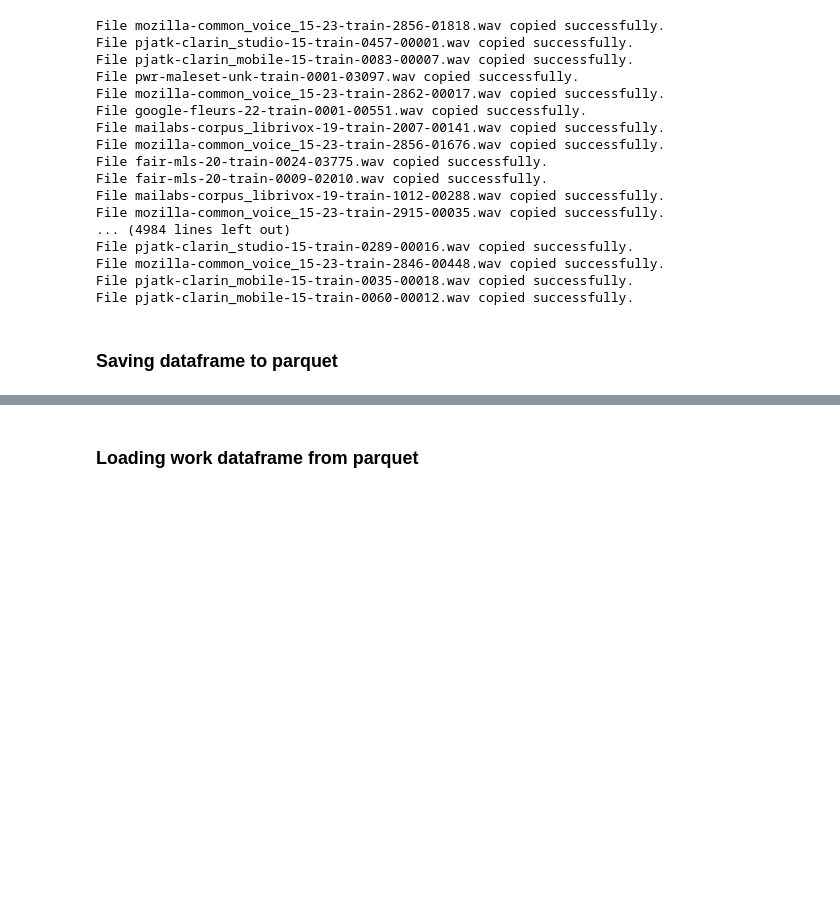
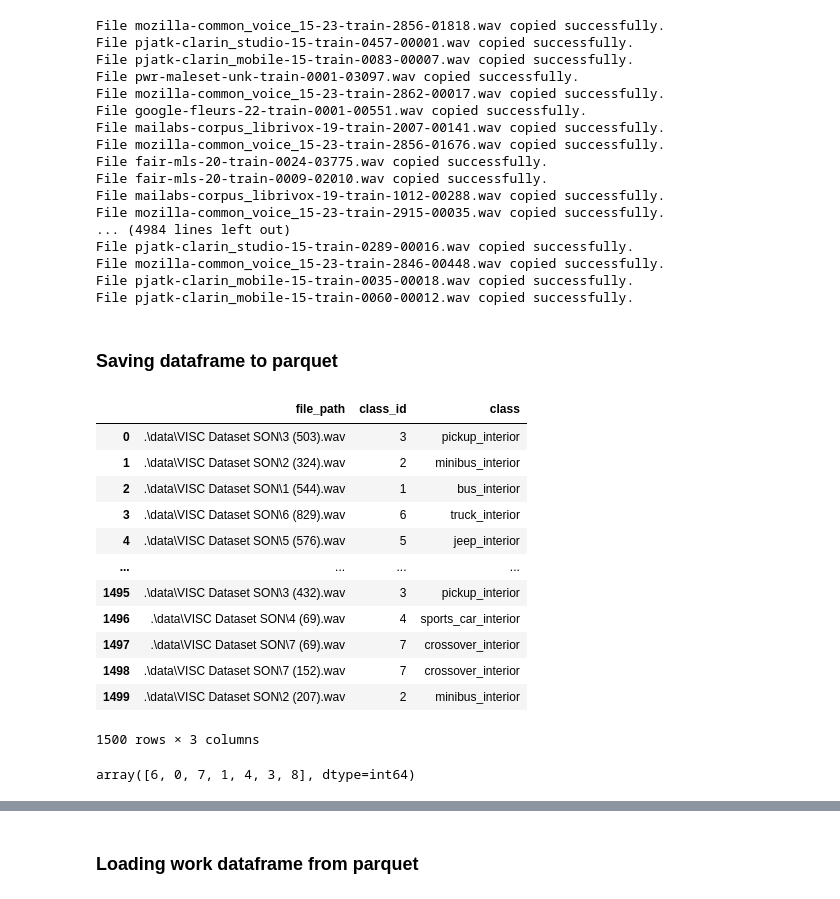
Before and after one commit to eryk0wski/ASR-SNR-Research, a Jupyter notebook: data_extract.ipynb, the cells around one changed output, grey strips where cells are left out. Drawn from its saved outputs; the diff is of its cells as text; code cells hidden in the pictures; blank space fills up the shorter version.

```diff
--- a/data_extract.ipynb
+++ b/data_extract.ipynb
@@ -112,0 +94,22 @@ df_testing.to_parquet('testing_batch_df.parquet.gzip', compression = 'gzip')
+# %%
+visc_folder_path = '.\\data\\VISC Dataset SON\\'
+
+
+file_paths = []
+class_ids = []
+
+
+# Traverse the directory
+for filename in os.listdir(visc_folder_path):
+    # Join the folder path with the filename to get the full file path
+    file_path = os.path.join(visc_folder_path, filename)
+
+    # Extract the class ID from the file name
+    class_id = int(filename.split()[0])
+
+    # Append the values to the lists
+    file_paths.append(file_path)
+    class_ids.append(class_id)
+
+# Create a DataFrame
+df = pd.DataFrame({'file_path': file_paths, 'class_id': class_ids})
@@ -112,0 +128,16 @@ df_testing.to_parquet('testing_batch_df.parquet.gzip', compression = 'gzip')
+# %%
+visc_noises_dataframe
+# %% [output]
+|  | file_path | class_id | class |
+| 0 | .\data\VISC Dataset SON\3 (503).wav | 3 | pickup_interior |
+| 1 | .\data\VISC Dataset SON\2 (324).wav | 2 | minibus_interior |
+| 2 | .\data\VISC Dataset SON\1 (544).wav | 1 | bus_interior |
+| 3 | .\data\VISC Dataset SON\6 (829).wav | 6 | truck_interior |
+| 4 | .\data\VISC Dataset SON\5 (576).wav | 5 | jeep_interior |
+| ... | ... | ... | ... |
+| 1495 | .\data\VISC Dataset SON\3 (432).wav | 3 | pickup_interior |
+| 1496 | .\data\VISC Dataset SON\4 (69).wav | 4 | sports_car_interior |
+| 1497 | .\data\VISC Dataset SON\7 (69).wav | 7 | crossover_interior |
+| 1498 | .\data\VISC Dataset SON\7 (152).wav | 7 | crossover_interior |
+| 1499 | .\data\VISC Dataset SON\2 (207).wav | 2 | minibus_interior |
+1500 rows × 3 columns
@@ -112,0 +156,4 @@ df_testing.to_parquet('testing_batch_df.parquet.gzip', compression = 'gzip')
+# %%
+df_urban_shuffled['classID'].unique()
+# %% [output]
+array([6, 0, 7, 1, 4, 3, 8], dtype=int64)
```
Also changed, not shown: parts of 22 cells of this notebook, 5 other files.
